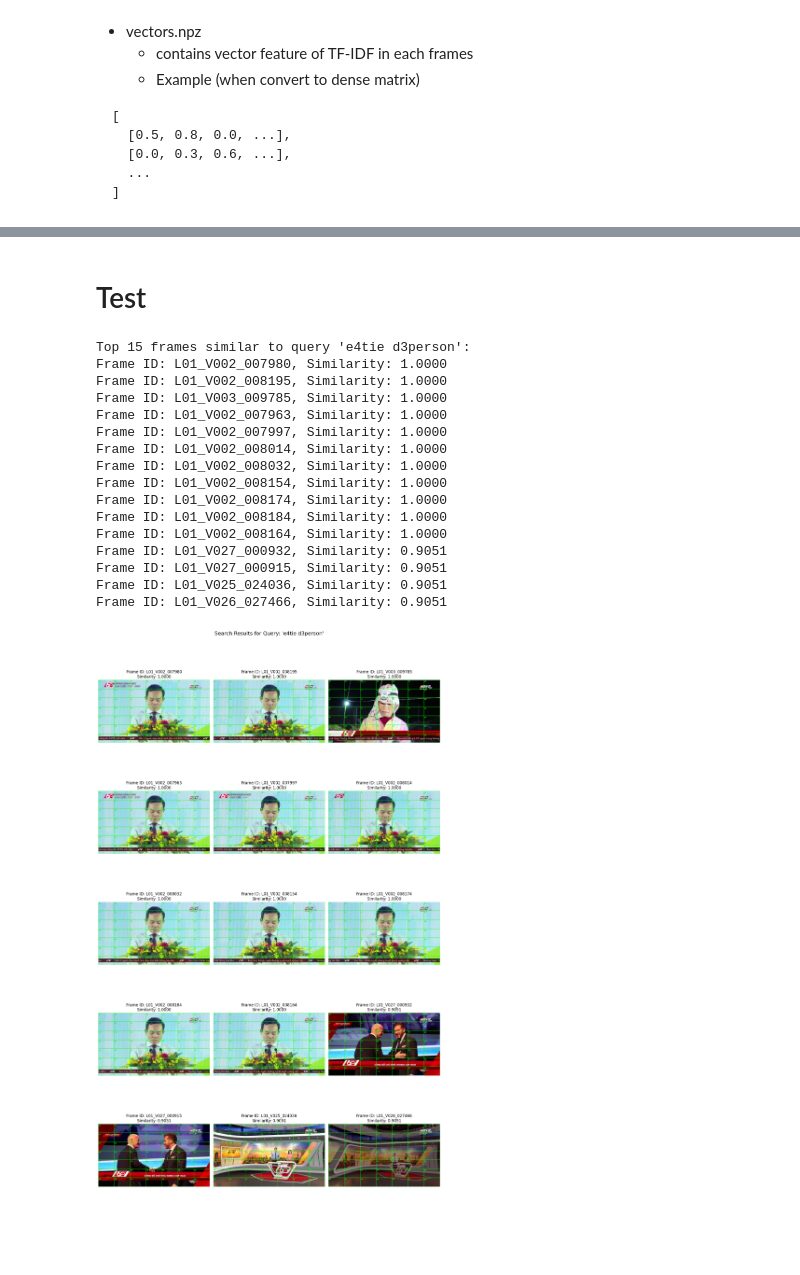
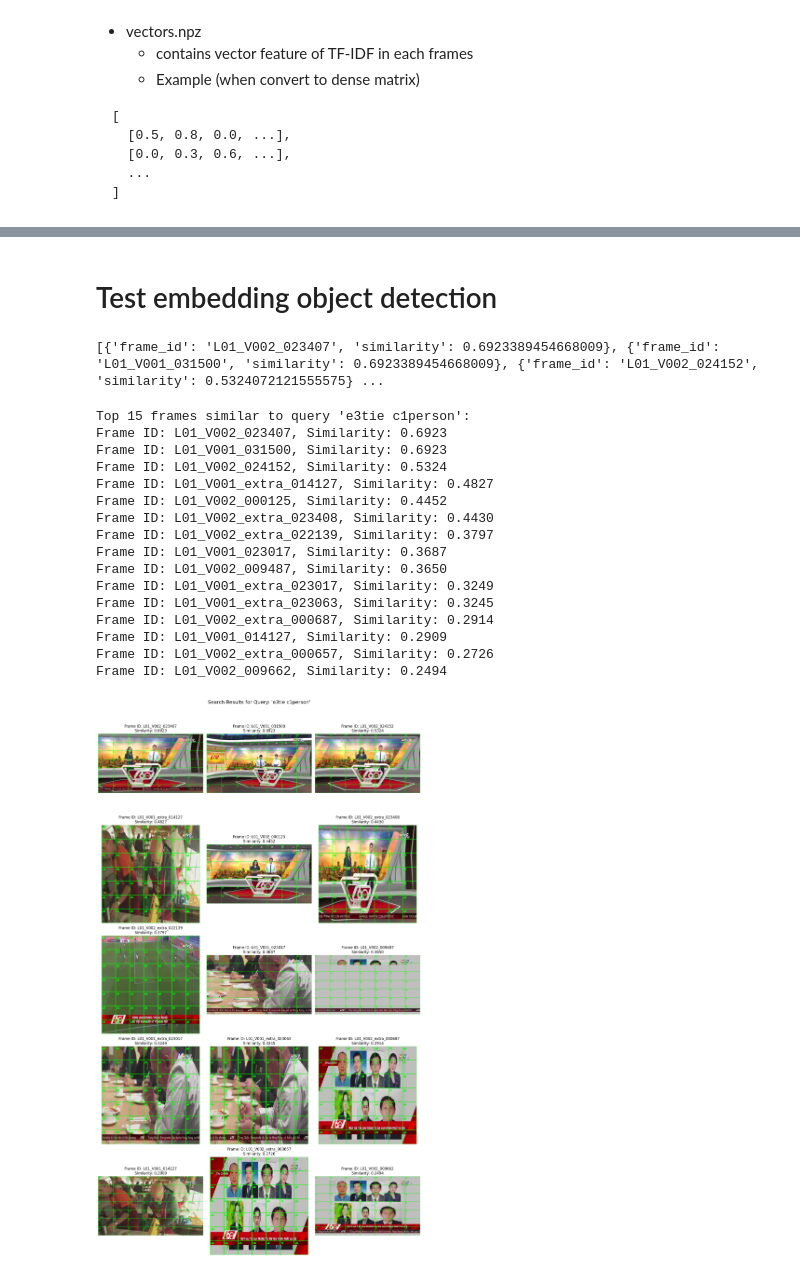
Before and after one commit to ducnd58233/pipeline-hcm-ai, a Jupyter notebook: notebooks/indexing/embedding.ipynb, the cells around one changed output, grey strips where cells are left out. Saved outputs shown, nothing was run; the diff lists cells and outputs as text; code cells hidden in the pictures; blank space fills up the shorter version.

Commit message:
fix wrong key in each metadata feature

````diff
--- a/notebooks/indexing/embedding.ipynb
+++ b/notebooks/indexing/embedding.ipynb
@@ -200,9 +243,25 @@ def od_process_data(metadata, encoder):
 ]
 ```
 # %%
-def create_tfidf_vectors(texts, name, output_dir):
+def create_tfidf_vectors(texts, name, output_dir, normalize_vectors=True):
+    """
+    Creates TF-IDF vectors from a list of texts, normalizes them, and saves the vectorizer and vectors to disk.
+
+    Parameters:
+    - texts: List of strings to vectorize.
+    - name: A name identifier for saving files.
+    - output_dir: Directory to save the vectorizer and vectors.
+    - normalize_vectors: Whether to normalize the vectors (default: True).
+
+    Returns:
+    - vectorizer: The fitted TfidfVectorizer.
+    - vectors: The generated TF-IDF vectors.
+    """
+
+    # Initialize the TF-IDF vectorizer
     vectorizer = TfidfVectorizer(
         min_df=1, analyzer='word', token_pattern=r'\S+')
+
     try:
         vectors = vectorizer.fit_transform(texts)
     except ValueError as e:
@@ -210,6 +269,11 @@ def create_tfidf_vectors(texts, name, output_dir):
         vectorizer = None
         vectors = csr_matrix((len(texts), 0))
 
+    # Optionally normalize the vectors
+    if normalize_vectors and vectors.shape[1] > 0:
+        vectors = normalize(vectors, norm='l2')
+
+    # Save the vectorizer and vectors to disk
     if vectorizer is not None:
         with open(os.path.join(output_dir, f'{name}_vectorizer.pkl'), 'wb') as f:
             pickle.dump(vectorizer, f)
@@ -222,9 +288,11 @@ def create_tfidf_vectors(texts, name, output_dir):
 # %%
 # Object detection
-all_classes = list(set(obj for frame in metadata.values() if 'detection' in frame for obj in frame['detection'].get('objects', {})))
+metadata_object_detection = load_metadata(object_detection_metadata_path)
+metadata_keyframe = load_metadata(keyframe_metadata_path)
+all_classes = list(set(obj for frame in metadata_object_detection.values() if 'objects' in frame for obj in frame['objects'].keys()))
 encoder = VisualEncoding(all_classes)
 
-bbox_texts, class_texts, number_texts, frame_ids = od_process_data(metadata, encoder)
+bbox_texts, class_texts, number_texts, frame_ids = od_process_data(metadata_object_detection, metadata_keyframe, encoder, image_dir)
 
 bbox_vectorizer, bbox_vectors = create_tfidf_vectors(bbox_texts, 'bbox', save_dir)
 class_vectorizer, class_vectors = create_tfidf_vectors(class_texts, 'class', save_dir)
@@ -243,7 +311,7 @@ with open(f'{save_dir}/classes.csv', 'w', newline='') as csvfile:
     for item in sorted(all_classes):
         writer.writerow([item])
 # %% [markdown]
-# Test
+# Test embedding object detection
 # %%
 def search_similar_frames(query, vectorizers, vectors, frame_ids, top_k=5):
     similarities = []
@@ -269,7 +337,7 @@ def search_similar_frames(query, vectorizers, vectors, frame_ids, top_k=5):
         return []
 
 
-def visualize_search_results(query, results, visual_encoding, metadata, image_dir):
+def visualize_search_results(query, results, visual_encoding, keyframe_metadata, image_dir):
     print(f"\nTop {len(results)} frames similar to query '{query}':")
 
     n_images = len(results)
@@ -282,11 +350,10 @@ def visualize_search_results(query, results, visual_encoding, metadata, image_di
     axs = axs.flatten()
 
     for i, result in enumerate(results):
-        print(
-            f"Frame ID: {result['frame_id']}, Similarity: {result['similarity']:.4f}")
+        print(f"Frame ID: {result['frame_id']}, Similarity: {result['similarity']:.4f}")
 
         # Load the image
-        frame_path = metadata[result['frame_id']]['keyframe']['frame_path']
+        frame_path = keyframe_metadata[result['frame_id']]['frame_path']
         image_path = os.path.join(image_dir, frame_path)
         image = cv2.imread(image_path)
         image = cv2.cvtColor(image, cv2.COLOR_BGR2RGB)
@@ -305,29 +372,33 @@ def visualize_search_results(query, results, visual_encoding, metadata, image_di
     plt.suptitle(f"Search Results for Query: '{query}'", fontsize=16, y=1.02)
     plt.show()
 # %%
-query = "e4tie d3person"
+query = "e3tie c1person"
 results = search_similar_frames(query,
                                 [bbox_vectorizer, class_vectorizer, number_vectorizer],
                                 [bbox_vectors, class_vectors, number_vectors],
                                 frame_ids,
                                 top_k=15)
+
+print(results)
+# %% [output]
+[{'frame_id': 'L01_V002_023407', 'similarity': 0.6923389454668009}, {'frame_id': 'L01_V001_031500', 'similarity': 0.6923389454668009}, {'frame_id': 'L01_V002_024152', 'similarity': 0.5324072121555575} ...
 # %%
-visualize_search_results(query, results, encoder, metadata, image_dir)
+visualize_search_results(query, results, encoder, metadata_keyframe, image_dir)
 # %% [output]
-Top 15 frames similar to query 'e4tie d3person':
-Frame ID: L01_V002_007980, Similarity: 1.0000
-Frame ID: L01_V002_008195, Similarity: 1.0000
-Frame ID: L01_V003_009785, Similarity: 1.0000
-Frame ID: L01_V002_007963, Similarity: 1.0000
-Frame ID: L01_V002_007997, Similarity: 1.0000
-Frame ID: L01_V002_008014, Similarity: 1.0000
-Frame ID: L01_V002_008032, Similarity: 1.0000
-Frame ID: L01_V002_008154, Similarity: 1.0000
-Frame ID: L01_V002_008174, Similarity: 1.0000
-Frame ID: L01_V002_008184, Similarity: 1.0000
-Frame ID: L01_V002_008164, Similarity: 1.0000
-Frame ID: L01_V027_000932, Similarity: 0.9051
-Frame ID: L01_V027_000915, Similarity: 0.9051
-Frame ID: L01_V025_024036, Similarity: 0.9051
-Frame ID: L01_V026_027466, Similarity: 0.9051
+Top 15 frames similar to query 'e3tie c1person':
+Frame ID: L01_V002_023407, Similarity: 0.6923
+Frame ID: L01_V001_031500, Similarity: 0.6923
+Frame ID: L01_V002_024152, Similarity: 0.5324
+Frame ID: L01_V001_extra_014127, Similarity: 0.4827
+Frame ID: L01_V002_000125, Similarity: 0.4452
+Frame ID: L01_V002_extra_023408, Similarity: 0.4430
+Frame ID: L01_V002_extra_022139, Similarity: 0.3797
+Frame ID: L01_V001_023017, Similarity: 0.3687
+Frame ID: L01_V002_009487, Similarity: 0.3650
+Frame ID: L01_V001_extra_023017, Similarity: 0.3249
+Frame ID: L01_V001_extra_023063, Similarity: 0.3245
+Frame ID: L01_V002_extra_000687, Similarity: 0.2914
+Frame ID: L01_V001_014127, Similarity: 0.2909
+Frame ID: L01_V002_extra_000657, Similarity: 0.2726
+Frame ID: L01_V002_009662, Similarity: 0.2494
-[figure, old version]
+[figure, new version]
````
Also changed, not shown: parts of 17 cells of this notebook, 1 other file.
